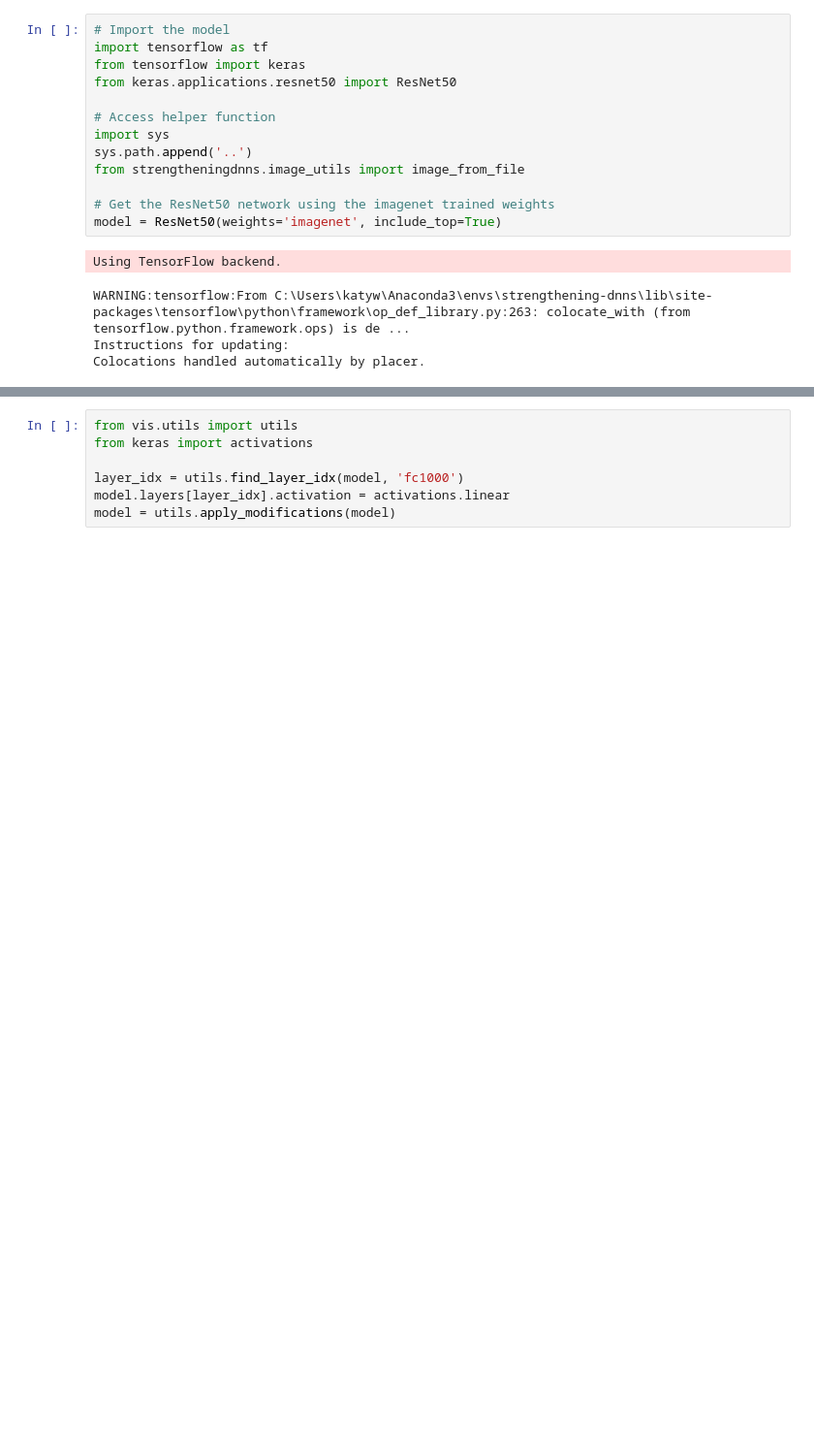
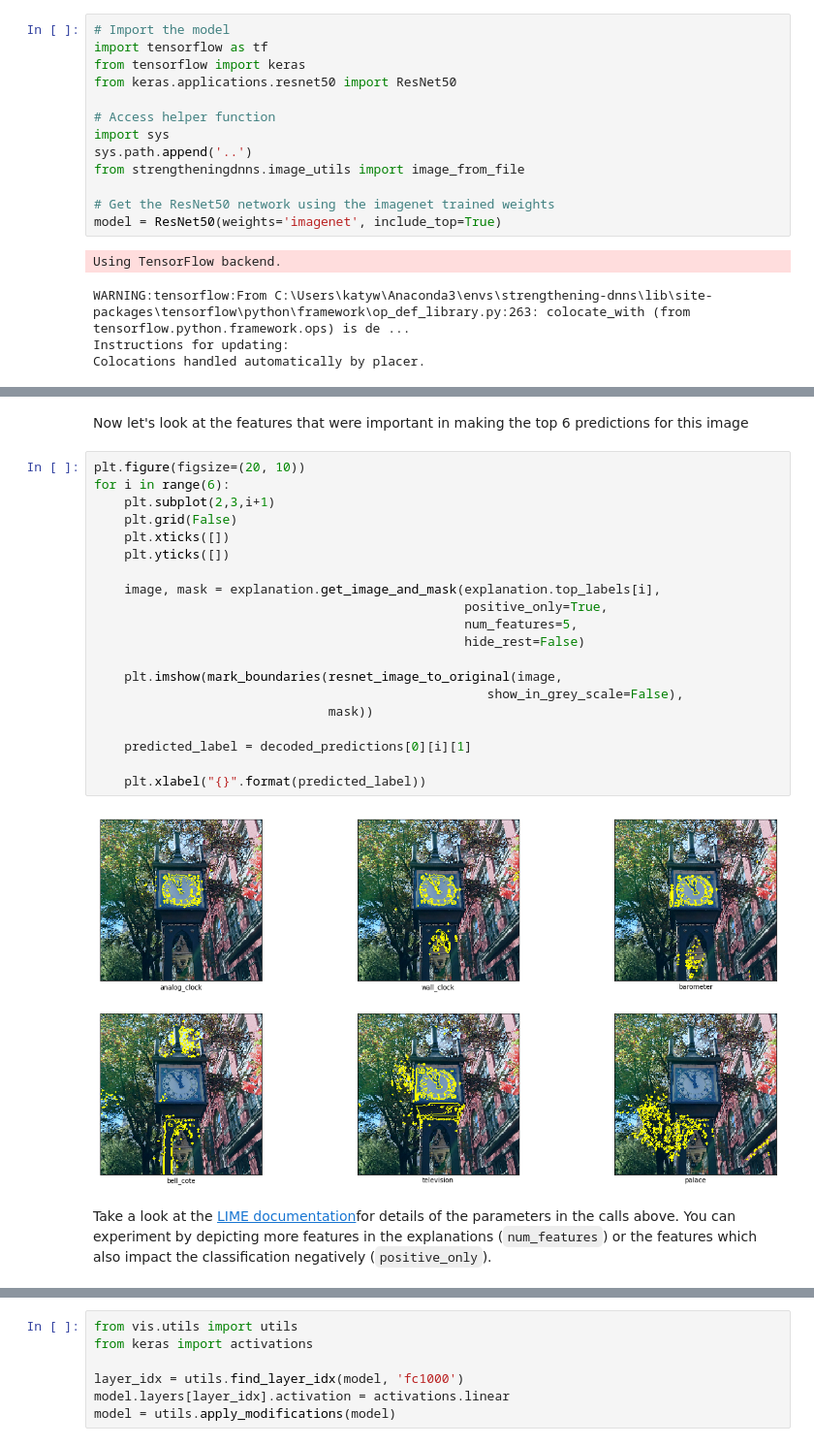
Before and after one commit to katywarr/strengthening-dnns, a Jupyter notebook: chapter05/resnet50_vis_saliency.ipynb, the cells around one changed output, grey strips where cells are left out. Shown at 97% size. Cells and saved outputs as stored; diff of their text form; blank space fills up the shorter version.

```diff
--- a/chapter05/resnet50_vis_saliency.ipynb
+++ b/chapter05/resnet50_vis_saliency.ipynb
@@ -71 +145,27 @@ barometer : 0.015819294
+# %% [markdown]
+Now let's look at the features that were important in making the top 6 predictions for this image
+# %%
+plt.figure(figsize=(20, 10))
+for i in range(6):
+    plt.subplot(2,3,i+1)
+    plt.grid(False)
+    plt.xticks([])
+    plt.yticks([])
+
+    image, mask = explanation.get_image_and_mask(explanation.top_labels[i],
+                                                 positive_only=True,
+                                                 num_features=5,
+                                                 hide_rest=False)
+
+    plt.imshow(mark_boundaries(resnet_image_to_original(image,
+                                                    show_in_grey_scale=False),
+                               mask))
+
+    predicted_label = decoded_predictions[0][i][1]
+
+    plt.xlabel("{}".format(predicted_label))
+# %% [output]
+[figure, added]
+# %% [markdown]
+Take a look at the [LIME documentation](https://lime-ml.readthedocs.io/en/latest/index.html)for details of the parameters in the calls above. You can experiment by depicting more features in the explanations (`num_features`) or the features which also impact the classification negatively (`positive_only`).
 # %% [markdown]
```
Also changed, not shown: parts of 28 cells of this notebook.
